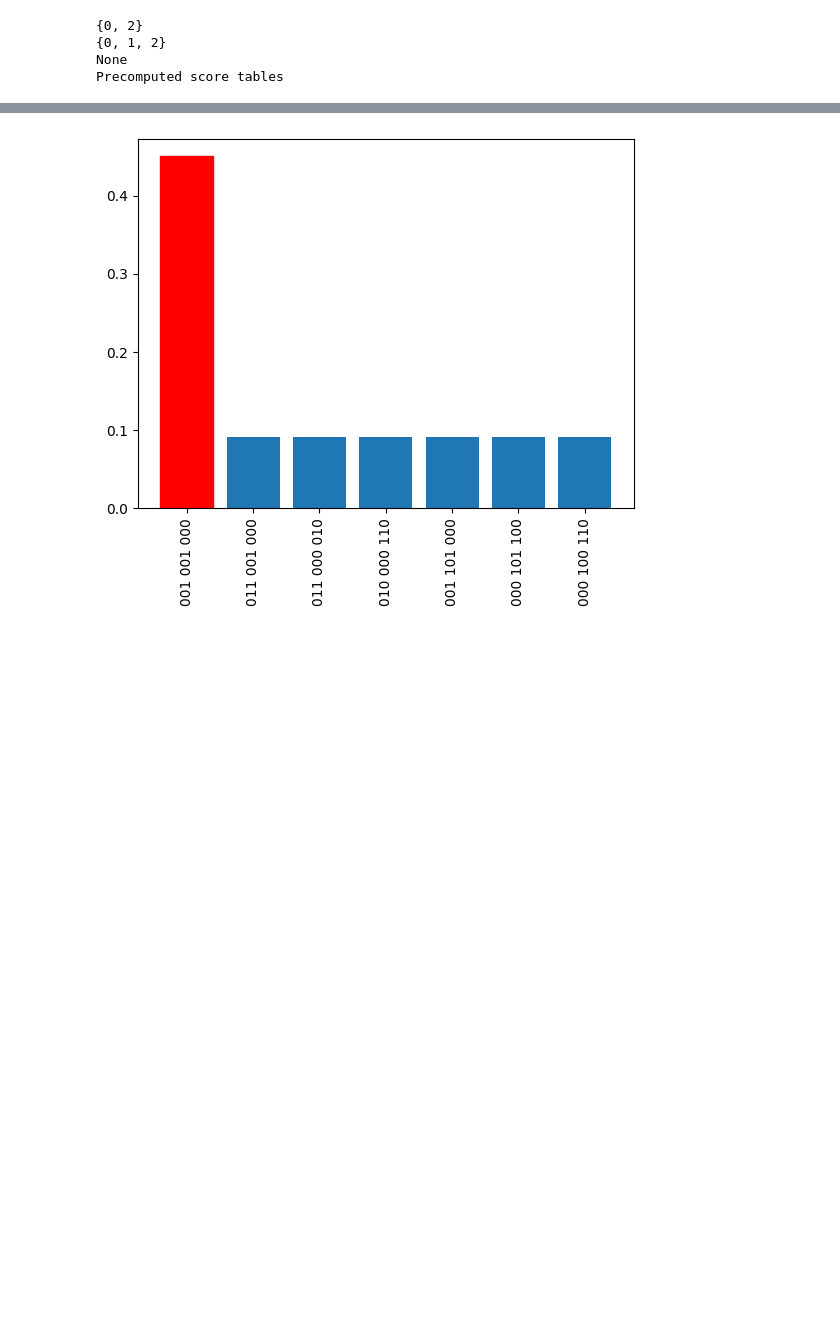
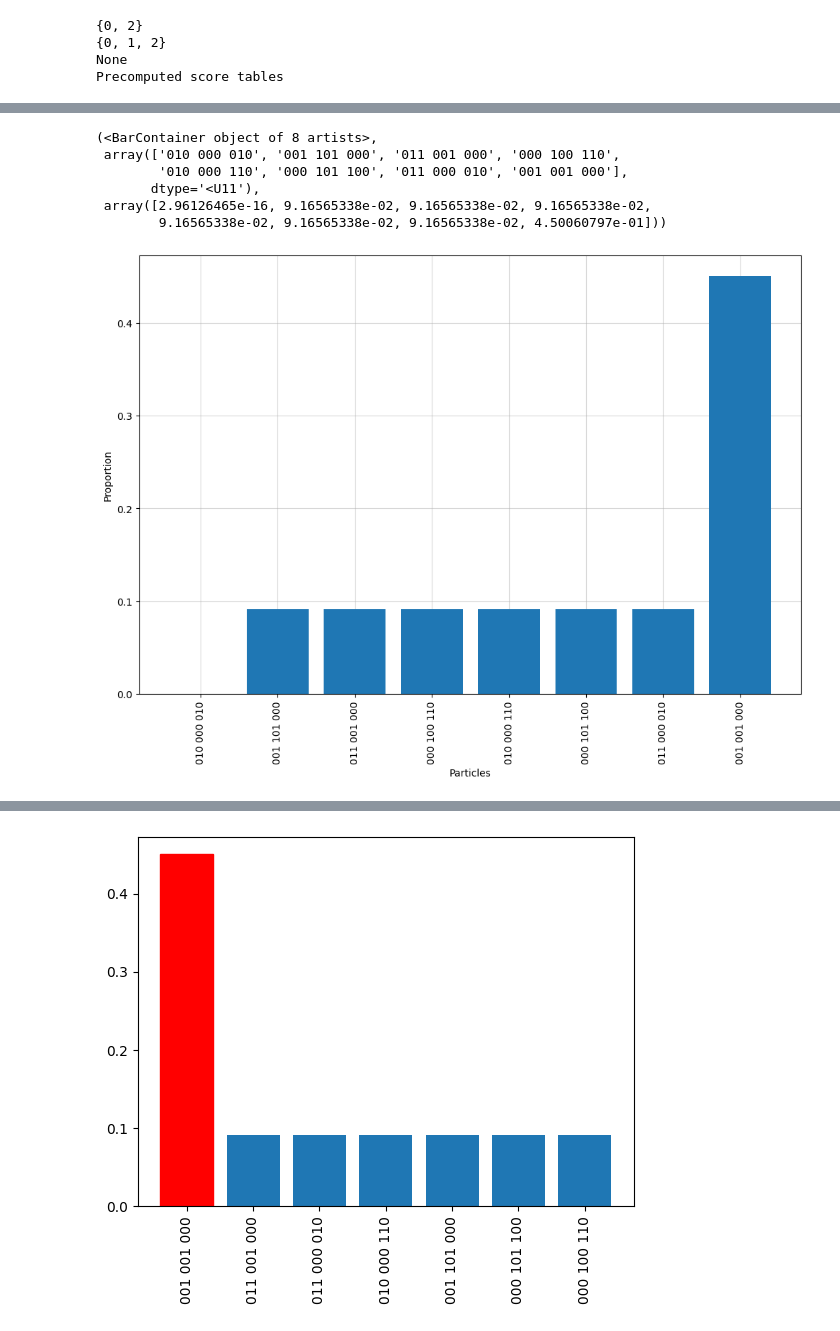
Before and after one commit to human-technology-institute/structure_learning, a Jupyter notebook: examples/partition_mcmc_bde.ipynb, the cells around one changed output, grey strips where cells are left out. Drawn from its saved outputs; the diff is of its cells as text; code cells hidden in the pictures; blank space fills up the shorter version.

```diff
--- a/examples/partition_mcmc_bde.ipynb
+++ b/examples/partition_mcmc_bde.ipynb
@@ -47,3 +52,18 @@ bars[np.where(np.array(keys)==key)[0][0]].set_color('red')
+# %%
+
+from structure_learning.distributions import Distribution, OPAD
+
+opad_results = mcmc_results.to_opad()
+# %%
+opad_results.plot()
+# %% [output]
+(<BarContainer object of 8 artists>,
+ array(['010 000 010', '001 101 000', '011 001 000', '000 100 110',
+        '010 000 110', '000 101 100', '011 000 010', '001 001 000'],
+       dtype='<U11'),
+ array([2.96126465e-16, 9.16565338e-02, 9.16565338e-02, 9.16565338e-02,
+        9.16565338e-02, 9.16565338e-02, 9.16565338e-02, 4.50060797e-01]))
+[figure, added]
 # %%
 from structure_learning.scores import BGeScore, BDeuScore
 from structure_learning.distributions import Distribution
```
Also changed, not shown: parts of 7 cells of this notebook, 2 other files.
